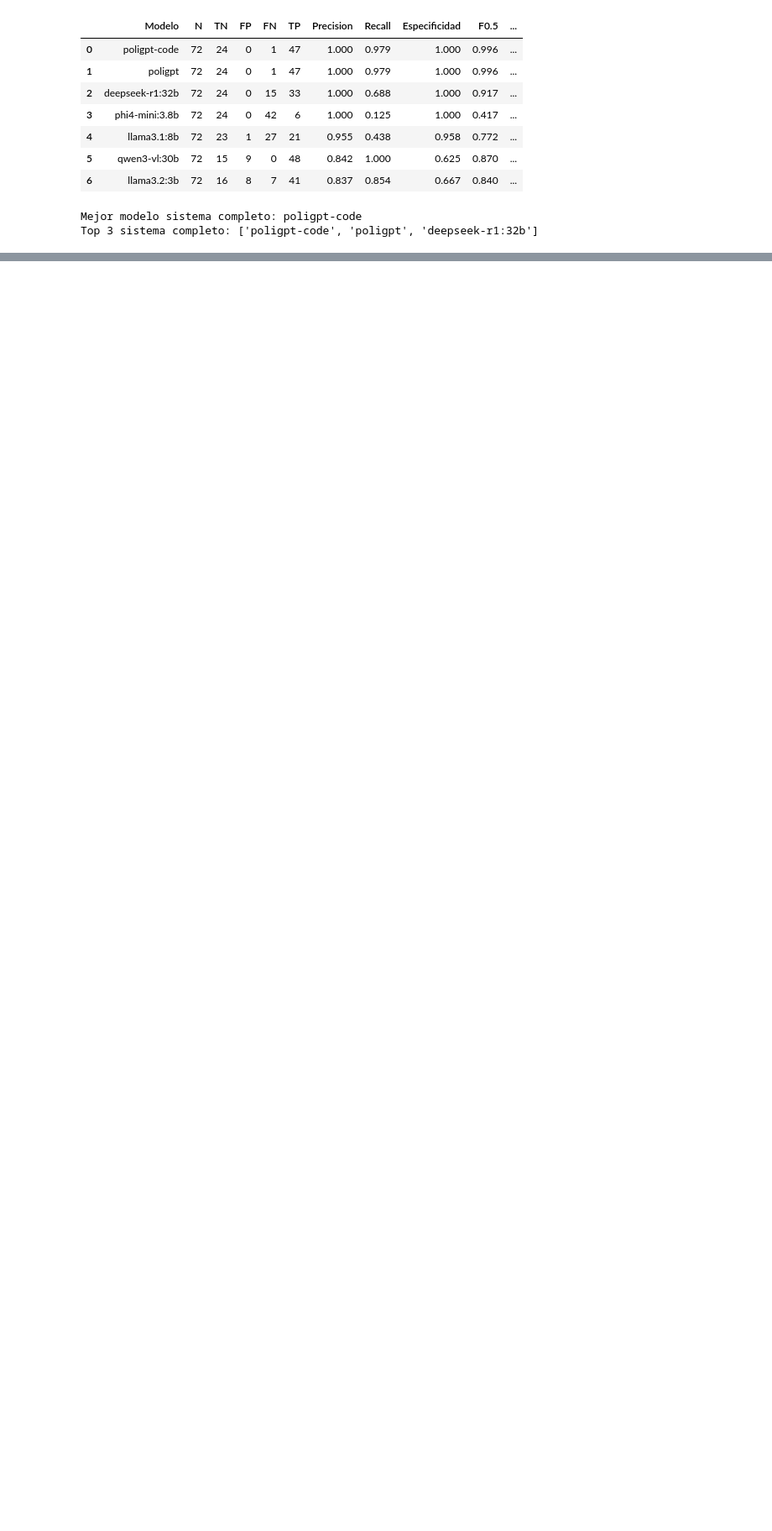
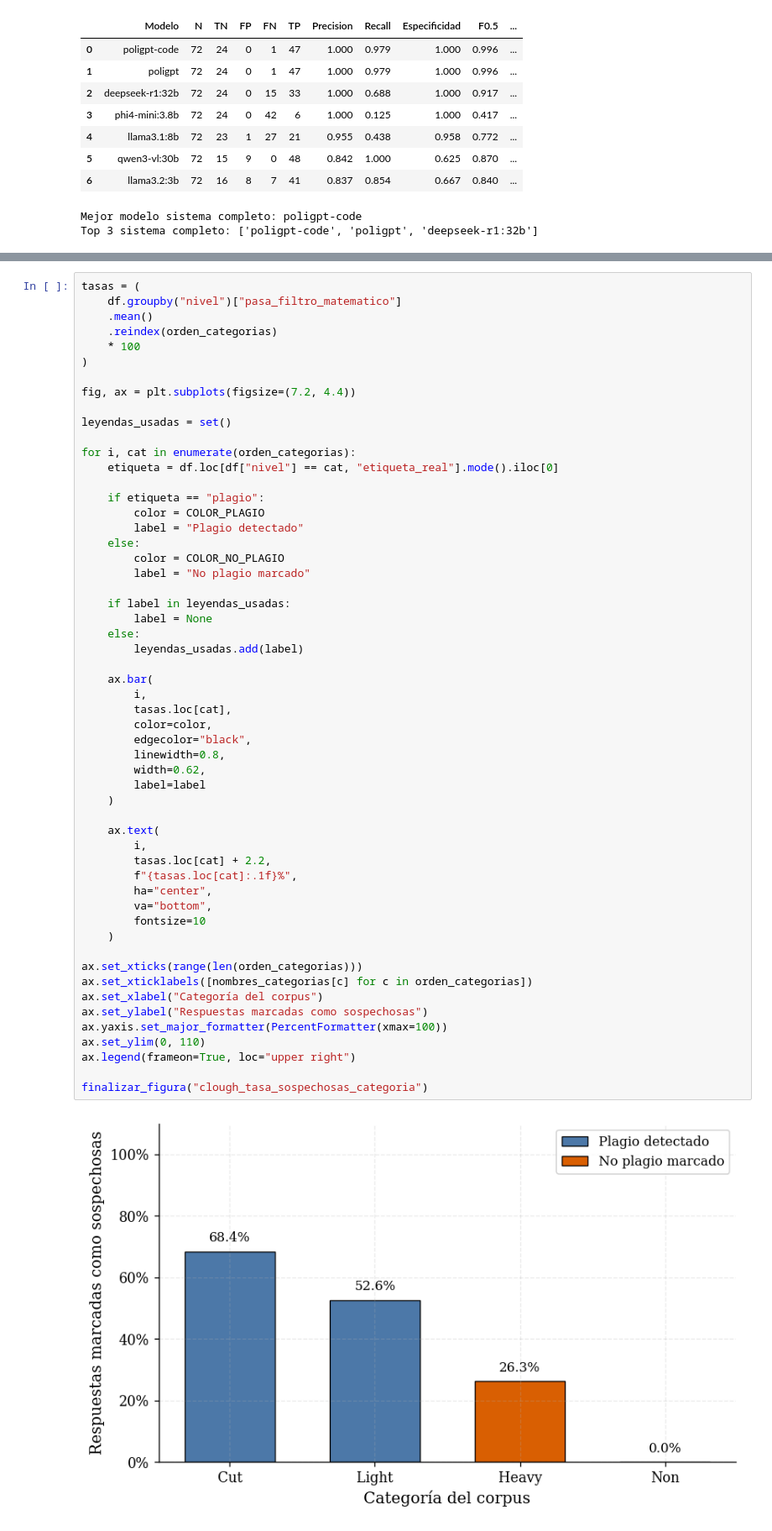
Before and after one commit to Hervaas8/practicas_uv, a Jupyter notebook: evaluacion_plagion_sintetico.ipynb, the cells around one changed output, grey strips where cells are left out. Shown at 84% size. Cells and saved outputs as stored; diff of their text form; blank space fills up the shorter version.

```diff
--- a/evaluacion_plagion_sintetico.ipynb
+++ b/evaluacion_plagion_sintetico.ipynb
@@ -1404,0 +1576,57 @@ plt.show()
+# %%
+tasas = (
+    df.groupby("nivel")["pasa_filtro_matematico"]
+    .mean()
+    .reindex(orden_categorias)
+    * 100
+)
+
+fig, ax = plt.subplots(figsize=(7.2, 4.4))
+
+leyendas_usadas = set()
+
+for i, cat in enumerate(orden_categorias):
+    etiqueta = df.loc[df["nivel"] == cat, "etiqueta_real"].mode().iloc[0]
+
+    if etiqueta == "plagio":
+        color = COLOR_PLAGIO
+        label = "Plagio detectado"
+    else:
+        color = COLOR_NO_PLAGIO
+        label = "No plagio marcado"
+
+    if label in leyendas_usadas:
+        label = None
+    else:
+        leyendas_usadas.add(label)
+
+    ax.bar(
+        i,
+        tasas.loc[cat],
+        color=color,
+        edgecolor="black",
+        linewidth=0.8,
+        width=0.62,
+        label=label
+    )
+
+    ax.text(
+        i,
+        tasas.loc[cat] + 2.2,
+        f"{tasas.loc[cat]:.1f}%",
+        ha="center",
+        va="bottom",
+        fontsize=10
+    )
+
+ax.set_xticks(range(len(orden_categorias)))
+ax.set_xticklabels([nombres_categorias[c] for c in orden_categorias])
+ax.set_xlabel("Categoría del corpus")
+ax.set_ylabel("Respuestas marcadas como sospechosas")
+ax.yaxis.set_major_formatter(PercentFormatter(xmax=100))
+ax.set_ylim(0, 110)
+ax.legend(frameon=True, loc="upper right")
+
+finalizar_figura("clough_tasa_sospechosas_categoria")
+# %% [output]
+[figure, added]
```
Also changed, not shown: parts of 4 cells of this notebook, 29 other files.
